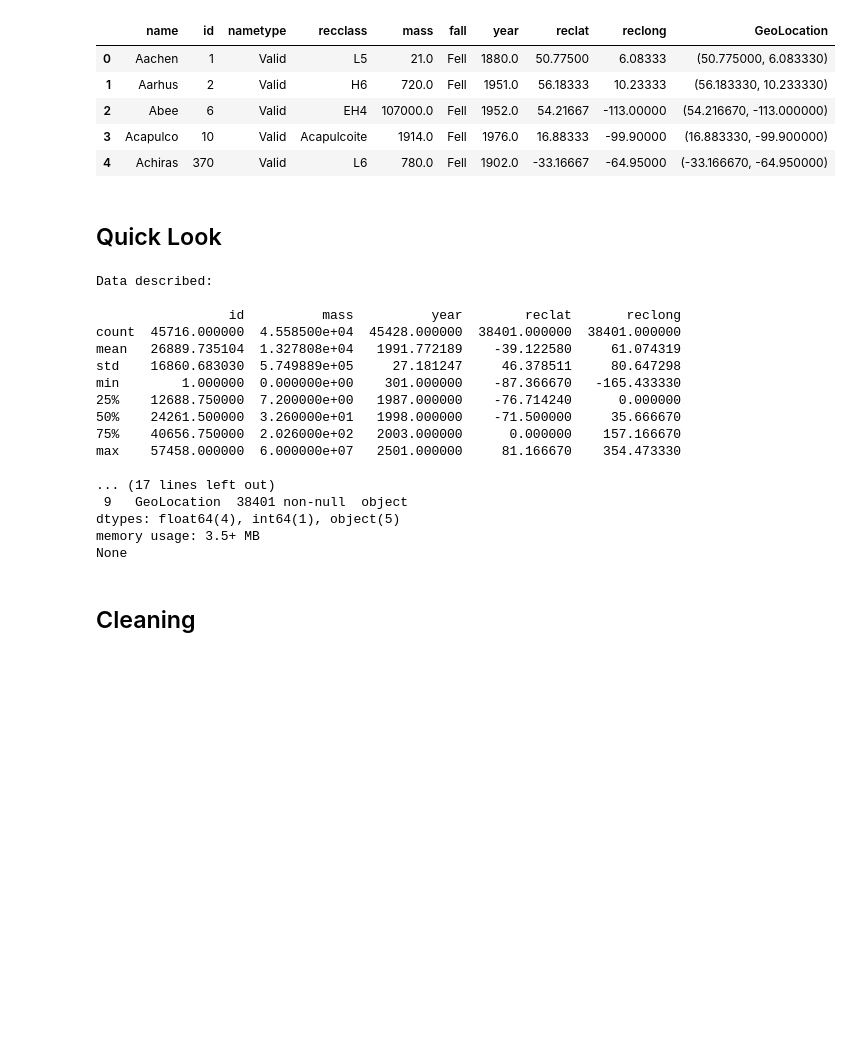
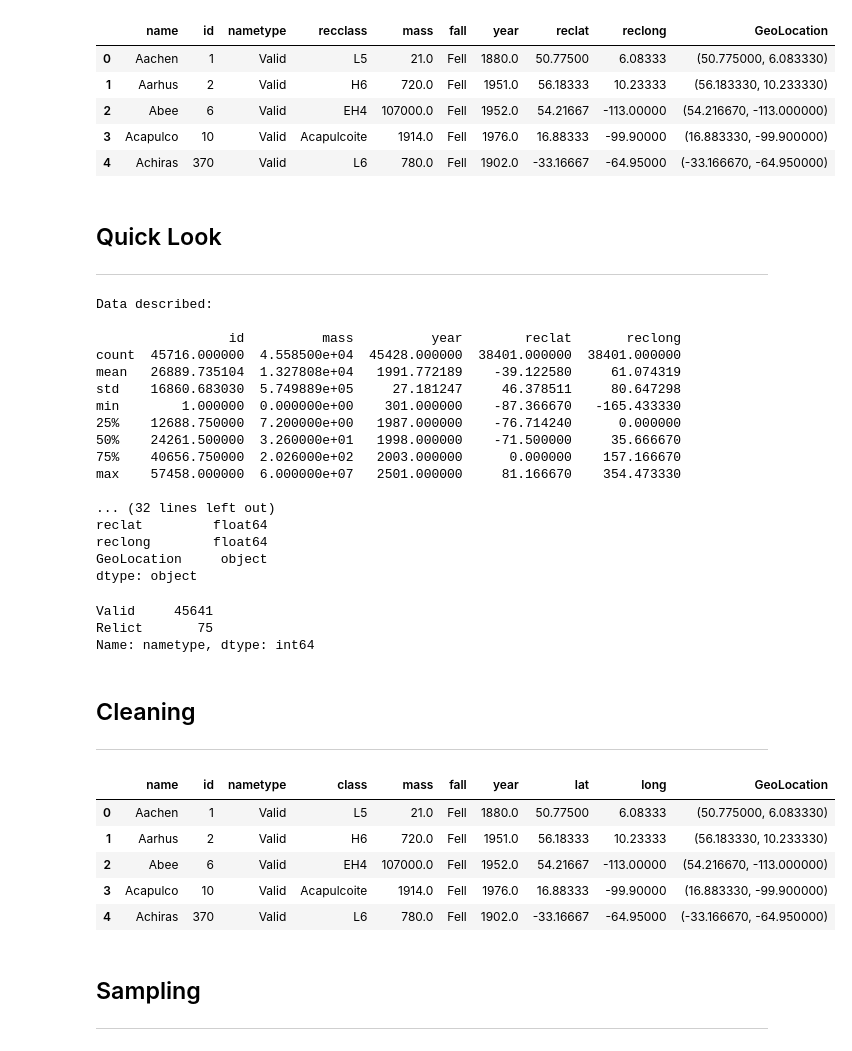
Before and after one commit to RobotGyal/Project-Impact-2020, a Jupyter notebook: Raw Analysis.ipynb, the cells around one changed output. Cells and saved outputs as stored; diff of their text form; code cells hidden in the pictures; blank space fills up the shorter version.

```diff
--- a/Raw Analysis.ipynb
+++ b/Raw Analysis.ipynb
@@ -36,12 +34,16 @@ Index(['name', 'id', 'nametype', 'recclass', 'mass', 'fall', 'year', 'reclat',
 | 4 | Achiras | 370 | Valid | L6 | 780.0 | Fell | 1902.0 | -33.16667 | -64.95000 | (-33.166670, -64.950000) |
 # %% [markdown]
 ## Quick Look
+---
 # %%
 print("Data described: \n")
 print(data.describe())
 print('\n')
 print("Data info: \n")
 print(data.info())
+print('\n')
+print("Data types: \n")
+print(data.dtypes)
 # %% [output]
 Data described:
 
@@ -55,10 +57,34 @@ min        1.000000  0.000000e+00    301.000000    -87.366670   -165.433330
 75%    40656.750000  2.026000e+02   2003.000000      0.000000    157.166670
 max    57458.000000  6.000000e+07   2501.000000     81.166670    354.473330
 
-... (17 lines left out)
- 9   GeoLocation  38401 non-null  object
-dtypes: float64(4), int64(1), object(5)
-memory usage: 3.5+ MB
-None
+... (32 lines left out)
+reclat         float64
+reclong        float64
+GeoLocation     object
+dtype: object
+# %%
+data.nametype.value_counts()
+# Under NameType, 'valid' is for most meteorites and 'relict'
+# are for objects that were once meteorites but are now highly
+# altered by weathering on
+# %% [output]
+Valid     45641
+Relict       75
+Name: nametype, dtype: int64
 # %% [markdown]
 ## Cleaning
+---
+# %%
+# rename columns
+data.rename(columns={'recclass':'class', 'reclat':'lat', 'reclong':'long', 'mass (g)':'mass'}, inplace=True)
+data.head()
+# %% [output]
+|  | name | id | nametype | class | mass | fall | year | lat | long | GeoLocation |
+| 0 | Aachen | 1 | Valid | L5 | 21.0 | Fell | 1880.0 | 50.77500 | 6.08333 | (50.775000, 6.083330) |
+| 1 | Aarhus | 2 | Valid | H6 | 720.0 | Fell | 1951.0 | 56.18333 | 10.23333 | (56.183330, 10.233330) |
+| 2 | Abee | 6 | Valid | EH4 | 107000.0 | Fell | 1952.0 | 54.21667 | -113.00000 | (54.216670, -113.000000) |
+| 3 | Acapulco | 10 | Valid | Acapulcoite | 1914.0 | Fell | 1976.0 | 16.88333 | -99.90000 | (16.883330, -99.900000) |
+| 4 | Achiras | 370 | Valid | L6 | 780.0 | Fell | 1902.0 | -33.16667 | -64.95000 | (-33.166670, -64.950000) |
+# %% [markdown]
+## Sampling
+---
```
Also changed, not shown: parts of 12 cells of this notebook, 1 other file.
